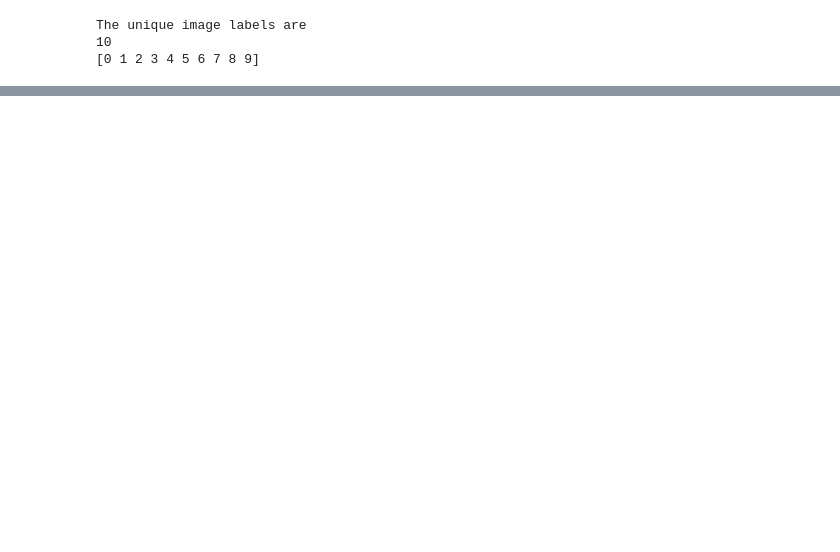
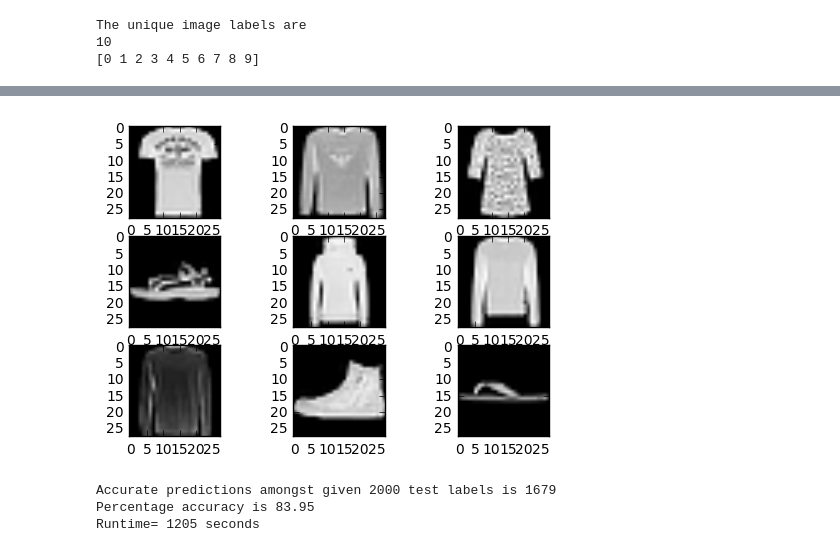
Before and after one commit to anjsh99/Fashion-MNIST-Classification, a Jupyter notebook: KNN/KNN.ipynb, the cells around one changed output, grey strips where cells are left out. Cells and saved outputs as stored; diff of their text form; code cells hidden in the pictures; blank space fills up the shorter version.

```diff
--- a/KNN/KNN.ipynb
+++ b/KNN/KNN.ipynb
@@ -166,0 +62,8 @@ print(cf_matrix)
+# %%
+#visualising training dataset samples
+for i in range(9):
+    plt.subplot(330 + 1 + i)
+    plt.imshow(train_data[i], cmap='gray')
+plt.show()
+# %% [output]
+[figure, added]
@@ -166,0 +114,9 @@ print(cf_matrix)
+# %%
+#displaying the results of k-NN algorithm implementation
+print("Accurate predictions amongst given 2000 test labels is %d" % accuracy)
+print("Percentage accuracy is %.2f" % percentage)
+print("Runtime= %.f seconds" % knn_time)
+# %% [output]
+Accurate predictions amongst given 2000 test labels is 1679
+Percentage accuracy is 83.95
+Runtime= 1205 seconds
```
Also changed, not shown: parts of 18 cells of this notebook.
